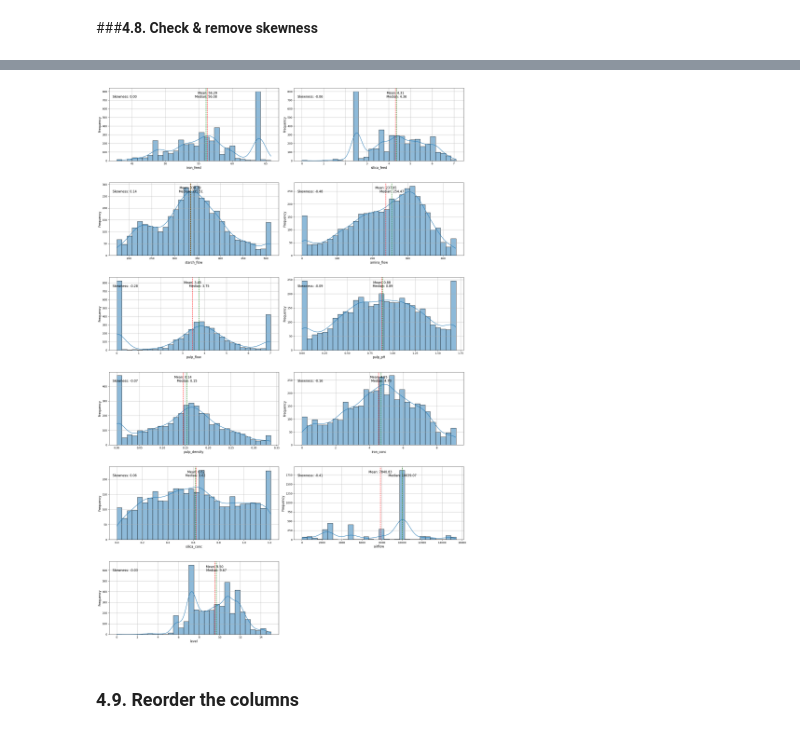
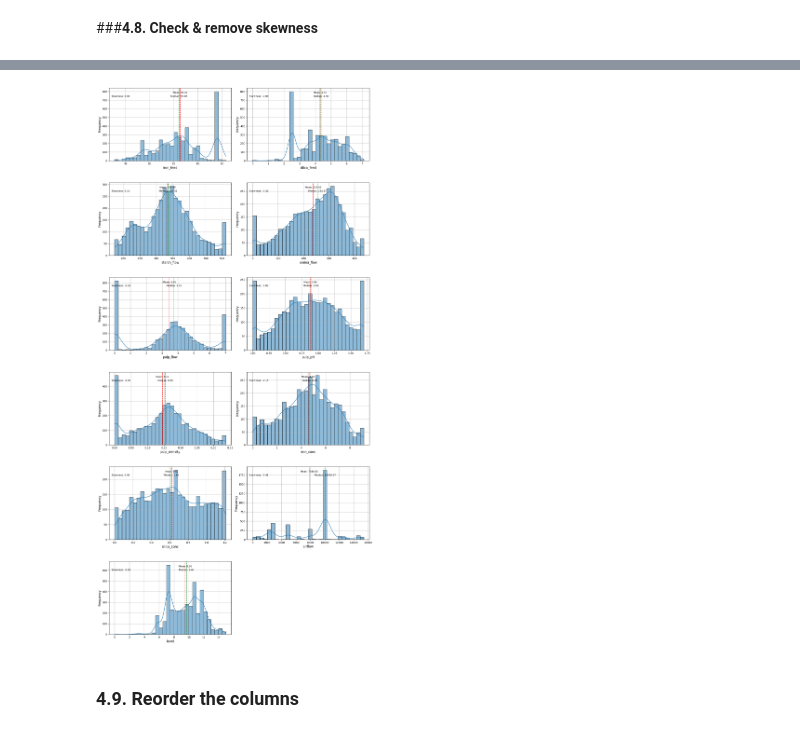
Before and after one commit to ArifAygun/Iron-Ore-Froth-Flotation-Quality-Prediction, a Jupyter notebook: AA_Graduate_Project_1.ipynb, the cells around one changed output, grey strips where cells are left out. Cells and saved outputs as stored; diff of their text form; code cells hidden in the pictures.

```diff
--- a/AA_Graduate_Project_1.ipynb
+++ b/AA_Graduate_Project_1.ipynb
@@ -443,7 +444,7 @@ variables = ['iron_feed', 'silica_feed', 'starch_flow',
              'airflow', 'level']
 
 num_rows = (len(variables) + 1) // 2
-num_cols = 2
+num_cols = 3
 
 fig, axes = plt.subplots(num_rows, num_cols,
                          figsize=(15, num_rows * 5))
@@ -500,7 +501,7 @@ variables = ['iron_feed', 'silica_feed', 'starch_flow',
 num_vars = len(variables)
 num_rows = (num_vars + 1) // 2
 
-fig, axes = plt.subplots(num_rows, 2, figsize=(20, num_rows * 5))
+fig, axes = plt.subplots(num_rows, 2, figsize=(15, num_rows * 5))
 
 for i, variable in enumerate(variables):
     # Select a specific column for skewness calculation
@@ -519,15 +520,15 @@ for i, variable in enumerate(variables):
     # Display the skewness degree in the plot frame
     axes[row, col].text(0.02, 0.9, f"Skewness: {skewness:.2f}",
                         transform=axes[row, col].transAxes,
-                        fontsize=12, verticalalignment='top')
+                        fontsize=9, verticalalignment='top')
     # Display the mean and median values
     ylim = axes[row, col].get_ylim()
     y_range = ylim[1] - ylim[0]
     axes[row, col].text(np.mean(data), ylim[1] - 0.05 * y_range,
-                        f"Mean: {np.mean(data):.2f}", color='black', fontsize=10,
+                        f"Mean: {np.mean(data):.2f}", color='black', fontsize=9,
                         verticalalignment='top', horizontalalignment='center')
     axes[row, col].text(np.median(data), ylim[1] - 0.1 * y_range,
-                        f"Median: {np.median(data):.2f}", color='black', fontsize=10,
+                        f"Median: {np.median(data):.2f}", color='black', fontsize=9,
                         verticalalignment='top', horizontalalignment='center')
     axes[row, col].grid(True)
 
@@ -550,7 +551,7 @@ variables = ['iron_feed', 'silica_feed', 'starch_flow',
 num_vars = len(variables)
 num_rows = (num_vars + 1) // 2
 
-fig, axes = plt.subplots(num_rows, 2, figsize=(20, num_rows * 5))
+fig, axes = plt.subplots(num_rows, 2, figsize=(15, num_rows * 5))
 
 for i, variable in enumerate(variables):
     # Select a specific column for skewness calculation
@@ -566,37 +567,37 @@ for i, variable in enumerate(variables):
     else:
         data_transformed = data
 
     row = i // 2
     col = i % 2
 
     sns.histplot(data_transformed, ax=axes[row, col], bins=30, kde=True)
     axes[row, col].set_xlabel(variable, fontsize=12)
     axes[row, col].set_ylabel("Frequency", fontsize=12)
     axes[row, col].axvline(np.mean(data_transformed), color='r', linestyle='--')
     axes[row, col].axvline(np.median(data_transformed), color='g', linestyle='--')
 
     # Display the skewness degree in the plot frame
     axes[row, col].text(0.02, 0.9, f"Skewness: {skew(data_transformed):.2f}",
                         transform=axes[row, col].transAxes,
-                        fontsize=12, verticalalignment='top')
+                        fontsize=9, verticalalignment='top')
 
     mean_label_ypos = axes[row, col].get_ylim()[1] * 0.95
     axes[row, col].text(np.mean(data_transformed), mean_label_ypos, f"Mean: {np.mean(data_transformed):.2f}",
-                        color='black', fontsize=12, verticalalignment='top', horizontalalignment='center')
+                        color='black', fontsize=9, verticalalignment='top', horizontalalignment='center')
 
     median_label_ypos = axes[row, col].get_ylim()[1] * 0.90
     axes[row, col].text(np.median(data_transformed), median_label_ypos, f"Median: {np.median(data_transformed):.2f}",
-                        color='black', fontsize=12, verticalalignment='top', horizontalalignment='center')
+                        color='black', fontsize=9, verticalalignment='top', horizontalalignment='center')
 
     axes[row, col].grid(True)
 
 if num_vars % 2 != 0:
     axes[num_rows - 1, 1].axis('off')
 
 plt.tight_layout(h_pad=5)
 plt.show()
 # %% [output]
-[figure, old version]
+[figure, new version]
 # %% [markdown]
 ### **4.9. Reorder the columns**
 # %%
```
Also changed, not shown: parts of 12 cells of this notebook.
